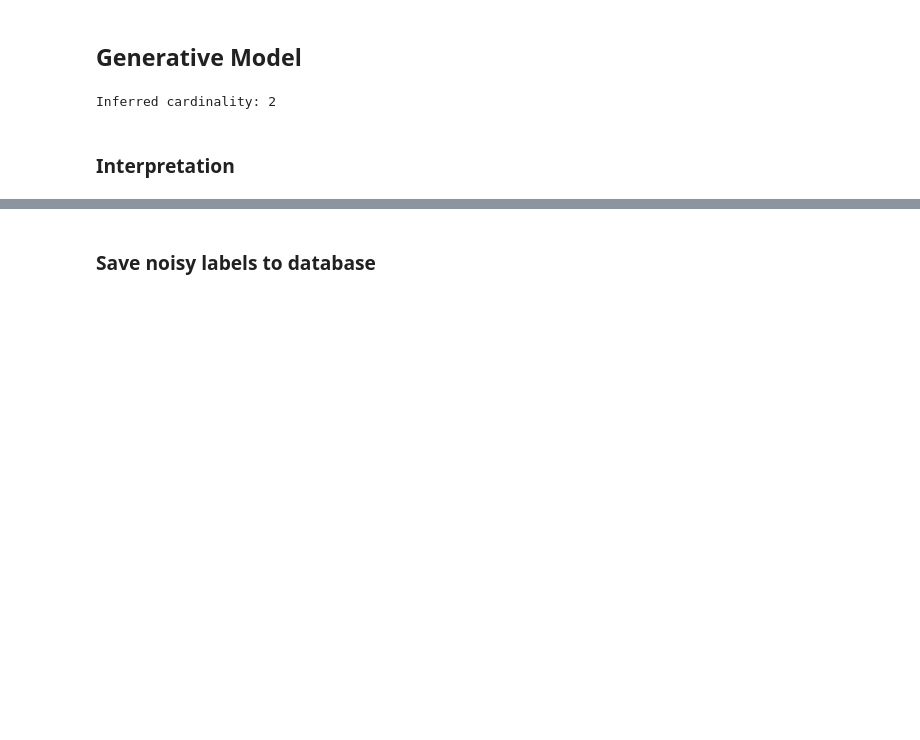
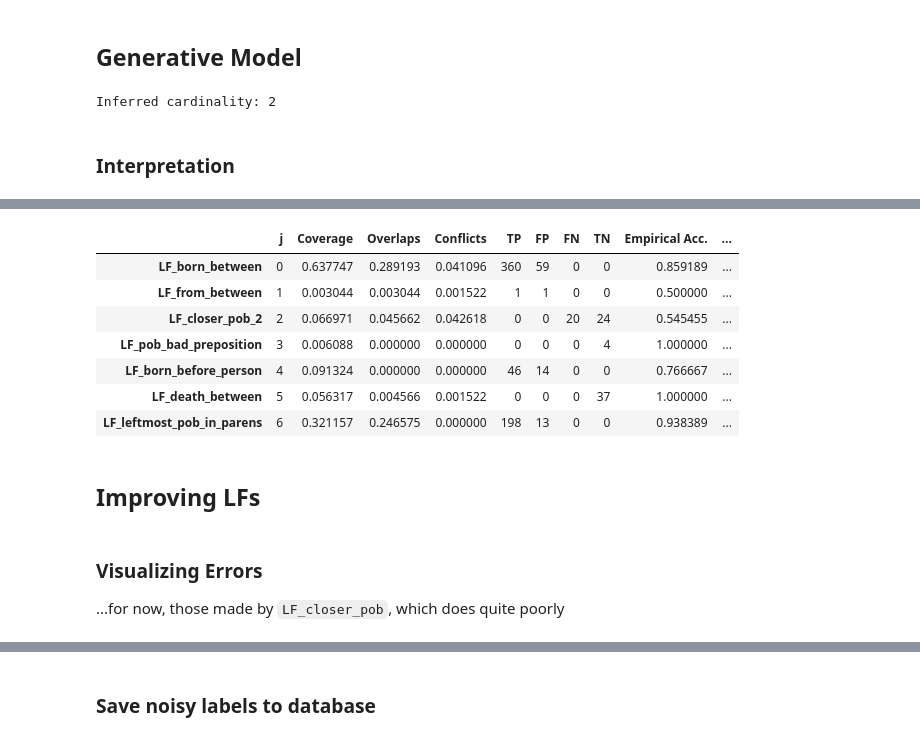
Before and after one commit to jayelm/snorkel, a Jupyter notebook: place_of_birth/place_of_birth.ipynb, the cells around one changed output, grey strips where cells are left out. Cells and saved outputs as stored; diff of their text form; code cells hidden in the pictures; blank space fills up the shorter version.

```diff
--- a/place_of_birth/place_of_birth.ipynb
+++ b/place_of_birth/place_of_birth.ipynb
@@ -237,15 +409,10 @@ SentenceNgramViewer(labeled, session, n_per_page=1)
 # %% [markdown]
 This LF checks if words indicating death exist, and votes no if so
 # %%
-death_words = {'died', 'death', 'passing'}
+death_words = {'died', 'death', 'passing', 'passed'}
 def LF_death_between(c):
     return -1 if len(set.intersection(death_words, get_between_tokens(c))) > 0 else 0
 
-passing_away_phrases = {'passed away', 'passing away'}
-def LF_passed_away(c):
-    between_tokens_str = ' '.join(get_between_tokens(c))
-    return -1 if any(phrase in between_tokens_str for phrase in passing_away_phrases) else 0
-
 labeled = get_labeled_candidates(LF_death_between, split=0)
 SentenceNgramViewer(labeled, session, n_per_page=1)
 # %% [output]
@@ -254,14 +475,23 @@ SentenceNgramViewer(labeled, session, n_per_page=1)
 # %%
-LFs = [
-    LF_born_between, LF_from_between, LF_closer_pob,
-    LF_death_between, LF_passed_away,
+LFs_model1 = [
+    LF_born_between, LF_from_between,
+    LF_closer_pob,
+    LF_death_between,
     LF_leftmost_pob_in_parens
 ]
+LFs_model2 = [
+    LF_born_between, LF_from_between,
+    LF_closer_pob_2,
+    LF_pob_bad_preposition,
+    LF_born_before_person,
+    LF_death_between,
+    LF_leftmost_pob_in_parens
+]
 # %% [markdown]
 ## Applying labeling functions
 # %%
 from snorkel.annotations import LabelAnnotator
-labeler = LabelAnnotator(lfs=LFs)
+labeler = LabelAnnotator(lfs=LFs_model2)
 # %%
 %time L_train = labeler.apply(split=0)
 L_train
@@ -325,0 +551,5 @@ Running UDF...
+# %%
+from snorkel.annotations import load_gold_labels
+
+L_gold_dev = load_gold_labels(session, annotator_name='gold', split=1)
+L_dev = labeler.apply_existing(split=1)
@@ -325,0 +584,17 @@ Running UDF...
+# %%
+L_dev.lf_stats(session, L_gold_dev, gen_model.learned_lf_stats()['Accuracy'])
+# %% [output]
+|  | j | Coverage | Overlaps | Conflicts | TP | FP | FN | TN | Empirical Acc. | ... |
+| LF_born_between | 0 | 0.637747 | 0.289193 | 0.041096 | 360 | 59 | 0 | 0 | 0.859189 | ... |
+| LF_from_between | 1 | 0.003044 | 0.003044 | 0.001522 | 1 | 1 | 0 | 0 | 0.500000 | ... |
+| LF_closer_pob_2 | 2 | 0.066971 | 0.045662 | 0.042618 | 0 | 0 | 20 | 24 | 0.545455 | ... |
+| LF_pob_bad_preposition | 3 | 0.006088 | 0.000000 | 0.000000 | 0 | 0 | 0 | 4 | 1.000000 | ... |
+| LF_born_before_person | 4 | 0.091324 | 0.000000 | 0.000000 | 46 | 14 | 0 | 0 | 0.766667 | ... |
+| LF_death_between | 5 | 0.056317 | 0.004566 | 0.001522 | 0 | 0 | 0 | 37 | 1.000000 | ... |
+| LF_leftmost_pob_in_parens | 6 | 0.321157 | 0.246575 | 0.000000 | 198 | 13 | 0 | 0 | 0.938389 | ... |
+# %% [markdown]
+## Improving LFs
+# %% [markdown]
+### Visualizing Errors
+
+...for now, those made by `LF_closer_pob`, which does quite poorly
```
Also changed, not shown: parts of 50 cells of this notebook.
